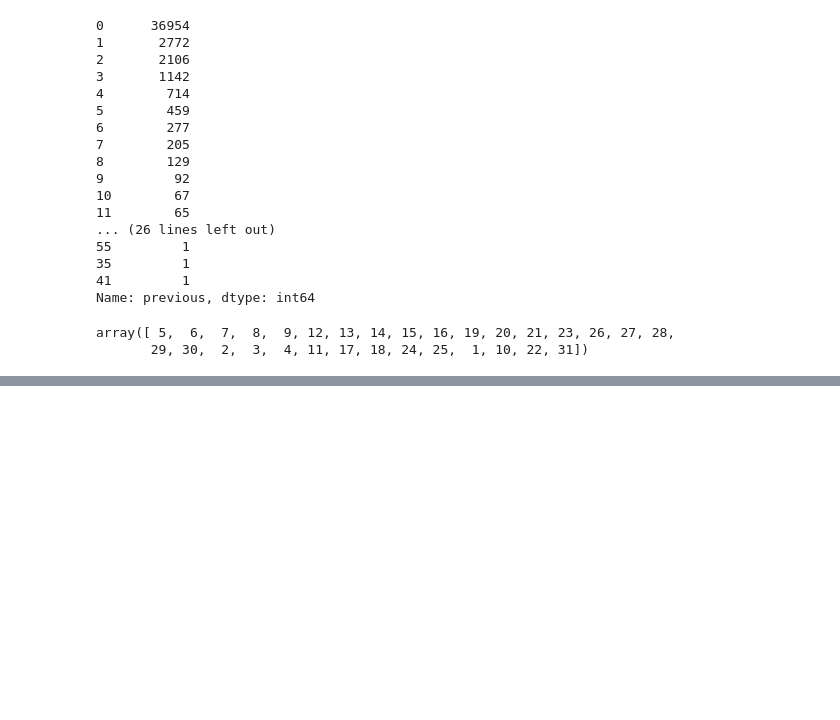
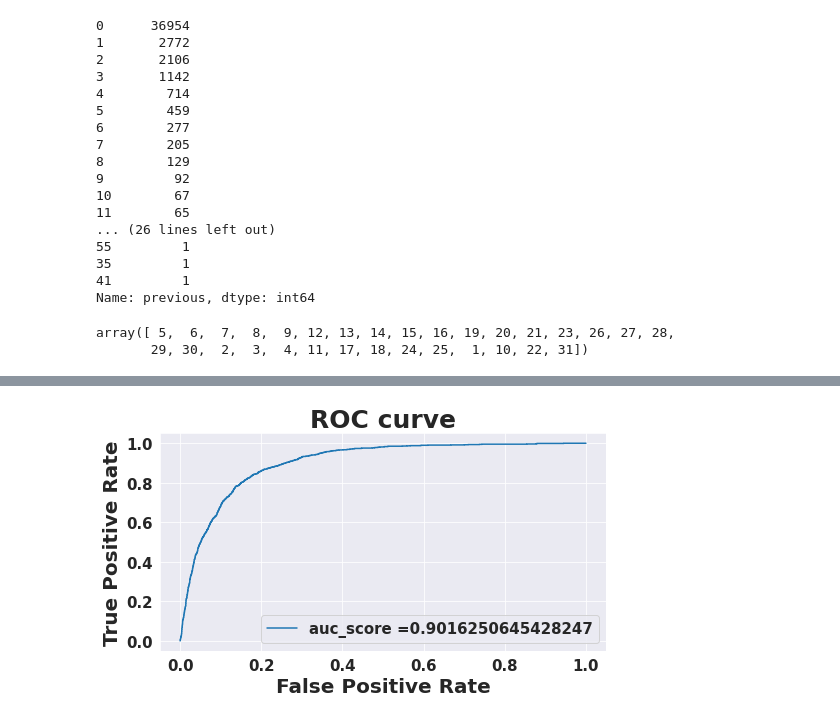
Before and after one commit to Bassu1011/Bank_Marketing_Effectiveness_Prediction_Capstone_Project.ipynb, a Jupyter notebook: Bank_Marketing_Effectiveness_Prediction_Capstone_Project.ipynb, the cells around one changed output, grey strips where cells are left out. Cells and saved outputs as stored; diff of their text form; code cells hidden in the pictures; blank space fills up the shorter version.

```diff
--- a/Bank_Marketing_Effectiveness_Prediction_Capstone_Project.ipynb
+++ b/Bank_Marketing_Effectiveness_Prediction_Capstone_Project.ipynb
@@ -501,0 +789,5 @@ df1.head()
+# %%
+#prediciton probablity
+y_pred_proba = LR_Grid.predict_proba(X_test)[::,1]
+# %%
+fpr, tpr, thresholds = roc_curve(y_test, y_pred_proba)
@@ -501,0 +825,5 @@ df1.head()
+# %%
+#roc curve plot
+plot_roc_curve(fpr,tpr,auc_score)
+# %% [output]
+[figure, added]
```
Also changed, not shown: parts of 40 cells of this notebook.
